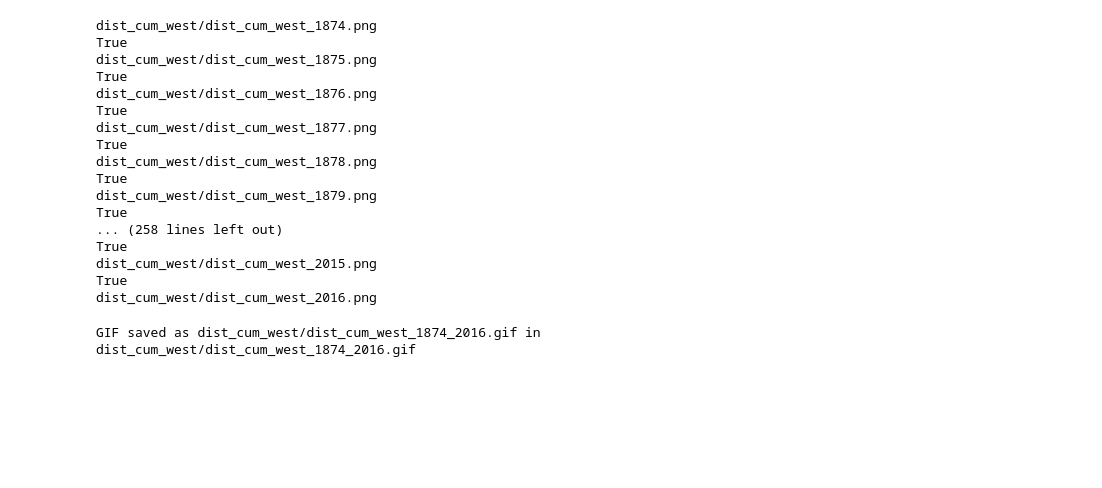
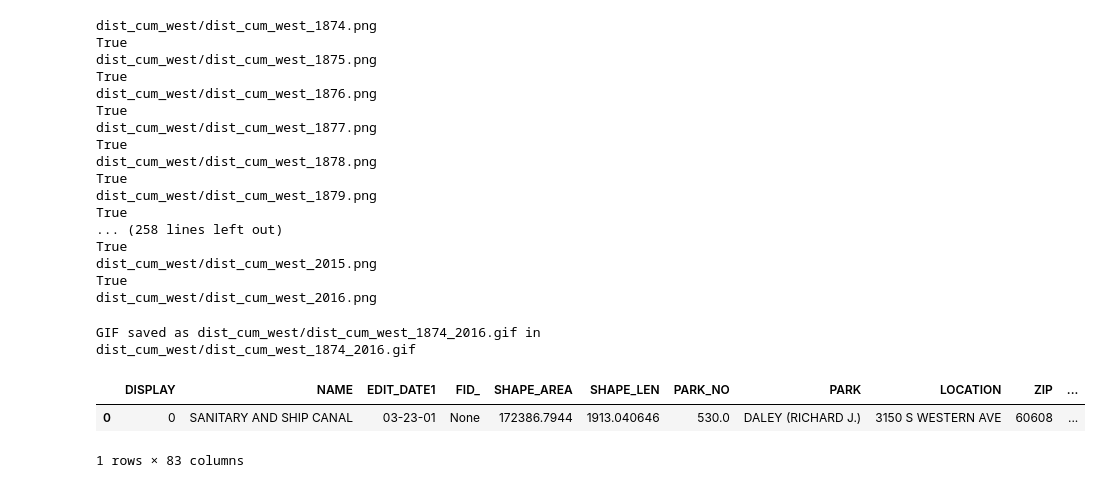
Before and after one commit to uchicago-justice-project/decreasing-homicide-waves, a Jupyter notebook: hom_decrease_3.ipynb, the cells around one changed output. Saved outputs shown, nothing was run; the diff lists cells and outputs as text; code cells hidden in the pictures; blank space fills up the shorter version.

```diff
--- a/hom_decrease_3.ipynb
+++ b/hom_decrease_3.ipynb
@@ -695,3 +704,12 @@ dist_cum_west/dist_cum_west_2016.png
 create_gif([f'dist_cum_west/dist_cum_west_{x}.png' for x in range(1874, 2017)], 'dist_cum_west/dist_cum_west_1874_2016.gif')
 # %% [output]
 GIF saved as dist_cum_west/dist_cum_west_1874_2016.gif in dist_cum_west/dist_cum_west_1874_2016.gif
+# %%
+parks_water = gpd.read_file('parks_water_no_mich_together.geojson')
+parks_water = parks_water.to_crs(epsg='26971')
+# %%
+parks_water.head()
+# %% [output]
+|  | DISPLAY | NAME | EDIT_DATE1 | FID_ | SHAPE_AREA | SHAPE_LEN | PARK_NO | PARK | LOCATION | ZIP | ... |
+| 0 | 0 | SANITARY AND SHIP CANAL | 03-23-01 | None | 172386.7944 | 1913.040646 | 530.0 | DALEY (RICHARD J.) | 3150 S WESTERN AVE | 60608 | ... |
+1 rows × 83 columns
```
Also changed, not shown: parts of 7 cells of this notebook.
